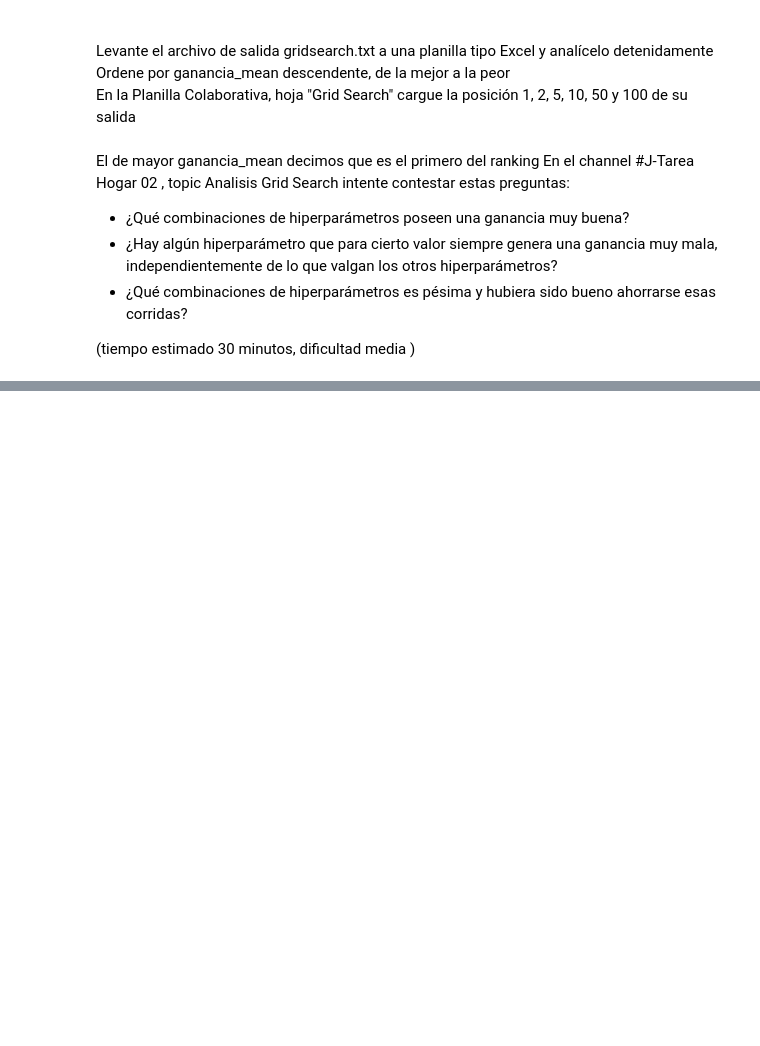
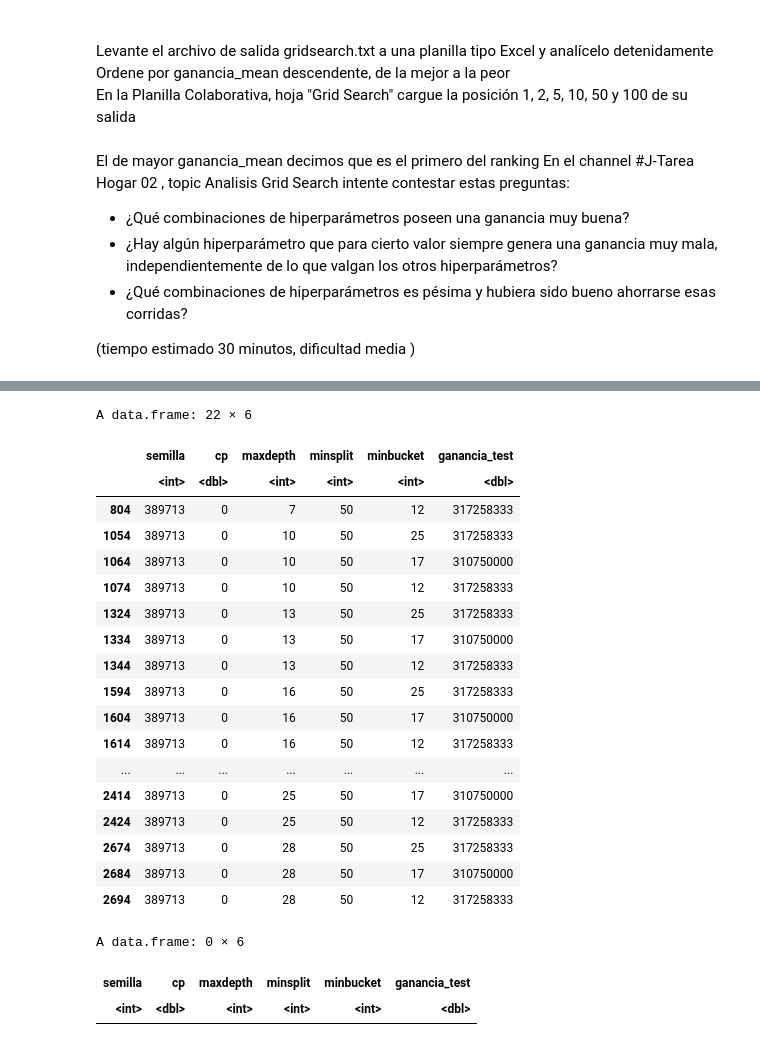
Before and after one commit to ssmito/dmeyf2026, a Jupyter notebook: arboles/z0290_TareaHogar_02.ipynb, the cells around one changed output, grey strips where cells are left out. Drawn from its saved outputs; the diff is of its cells as text; code cells hidden in the pictures; blank space fills up the shorter version.

```diff
--- a/arboles/z0290_TareaHogar_02.ipynb
+++ b/arboles/z0290_TareaHogar_02.ipynb
@@ -517,0 +578,31 @@ En el channel  #J-Tarea Hogar 02 , topic Analisis Grid Search   intente contesta
+# %%
+gridsearch[gridsearch$cp == 0 & gridsearch$ganancia_test > 0, ]
+# %% [output]
+A data.frame: 22 × 6
+|  | semilla | cp | maxdepth | minsplit | minbucket | ganancia_test |
+|  | <int> | <dbl> | <int> | <int> | <int> | <dbl> |
+| 804 | 389713 | 0 | 7 | 50 | 12 | 317258333 |
+| 1054 | 389713 | 0 | 10 | 50 | 25 | 317258333 |
+| 1064 | 389713 | 0 | 10 | 50 | 17 | 310750000 |
+| 1074 | 389713 | 0 | 10 | 50 | 12 | 317258333 |
+| 1324 | 389713 | 0 | 13 | 50 | 25 | 317258333 |
+| 1334 | 389713 | 0 | 13 | 50 | 17 | 310750000 |
+| 1344 | 389713 | 0 | 13 | 50 | 12 | 317258333 |
+| 1594 | 389713 | 0 | 16 | 50 | 25 | 317258333 |
+| 1604 | 389713 | 0 | 16 | 50 | 17 | 310750000 |
+| 1614 | 389713 | 0 | 16 | 50 | 12 | 317258333 |
+| ... | ... | ... | ... | ... | ... | ... |
+| 2414 | 389713 | 0 | 25 | 50 | 17 | 310750000 |
+| 2424 | 389713 | 0 | 25 | 50 | 12 | 317258333 |
+| 2674 | 389713 | 0 | 28 | 50 | 25 | 317258333 |
+| 2684 | 389713 | 0 | 28 | 50 | 17 | 310750000 |
+| 2694 | 389713 | 0 | 28 | 50 | 12 | 317258333 |
+# %%
+# maximo con cp >0
+filtrado <- gridsearch[gridsearch$ganancia_test < 0,
+]
+filtrado[which.max(filtrado$ganancia_test), ]
+# %% [output]
+A data.frame: 0 × 6
+| semilla | cp | maxdepth | minsplit | minbucket | ganancia_test |
+| <int> | <dbl> | <int> | <int> | <int> | <dbl> |
```
Also changed, not shown: parts of 4 cells of this notebook.
